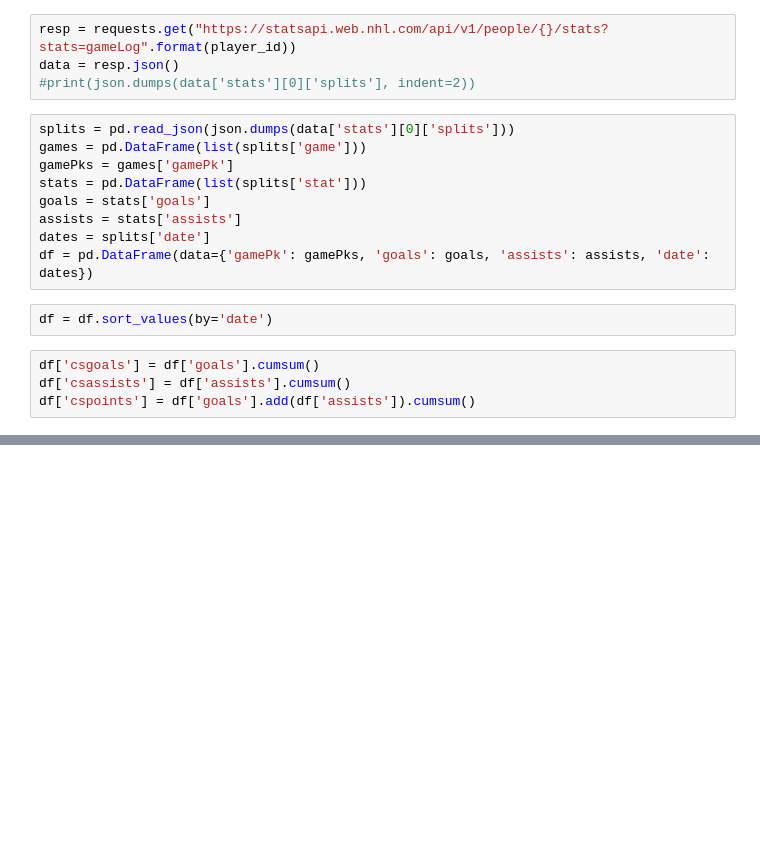
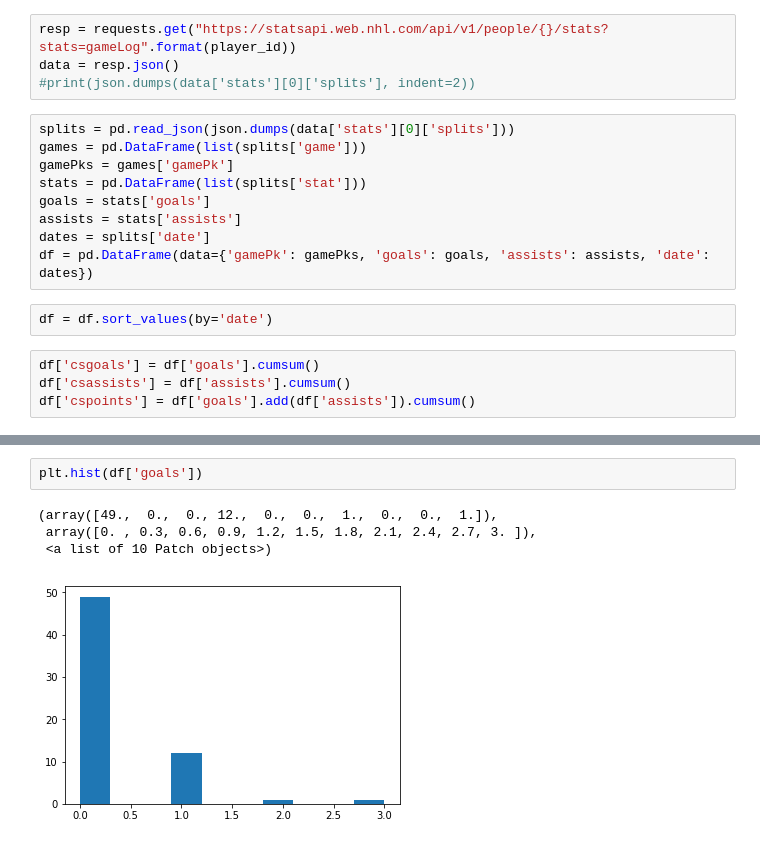
Before and after one commit to fxleblanc/nhl-plots, a Jupyter notebook: nhl-plots.ipynb, the cells around one changed output, grey strips where cells are left out. Cells and saved outputs as stored; diff of their text form; blank space fills up the shorter version.

```diff
--- a/nhl-plots.ipynb
+++ b/nhl-plots.ipynb
@@ -38,0 +46,7 @@ plt.plot(df['date'], df['cspoints'])
+# %%
+plt.hist(df['goals'])
+# %% [output]
+(array([49.,  0.,  0., 12.,  0.,  0.,  1.,  0.,  0.,  1.]),
+ array([0. , 0.3, 0.6, 0.9, 1.2, 1.5, 1.8, 2.1, 2.4, 2.7, 3. ]),
+ <a list of 10 Patch objects>)
+[figure, added]
```
Also changed, not shown: parts of 3 cells of this notebook.
